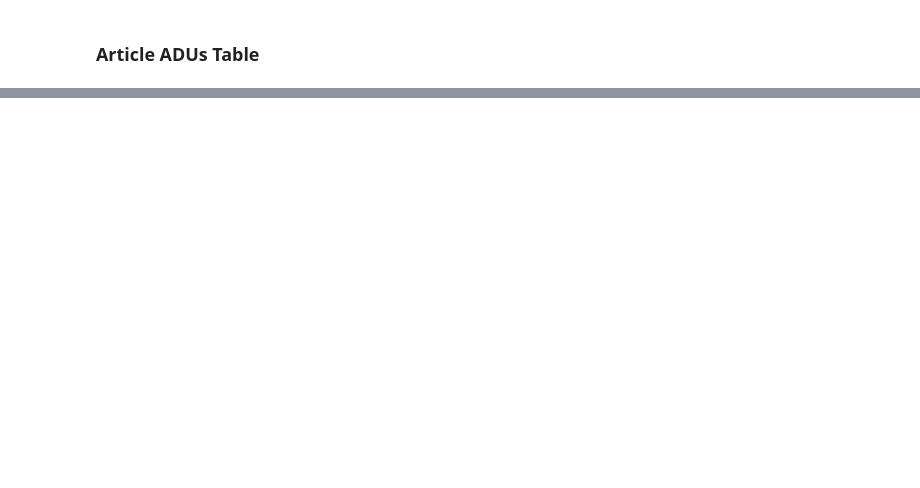
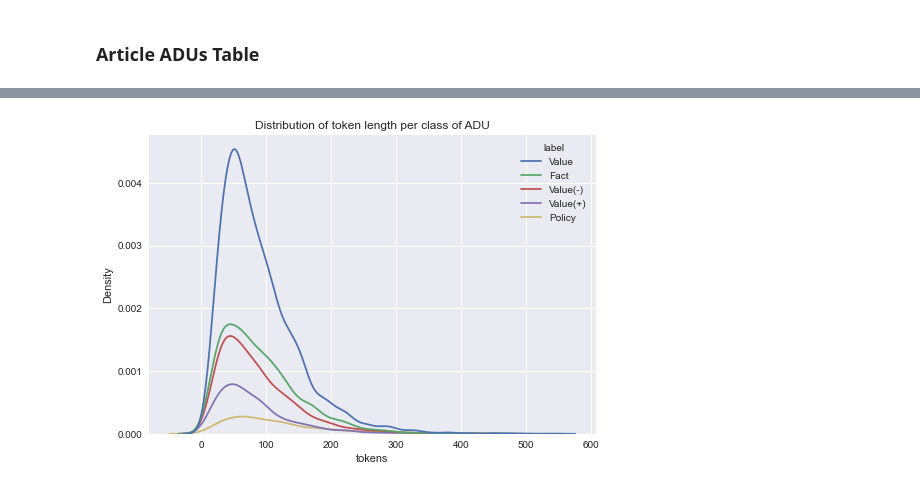
Before and after one commit to Telmooo/adu-classifier, a Jupyter notebook: src/analysis/analysis.ipynb, the cells around one changed output, grey strips where cells are left out. Drawn from its saved outputs; the diff is of its cells as text; code cells hidden in the pictures; blank space fills up the shorter version.

```diff
--- a/src/analysis/analysis.ipynb
+++ b/src/analysis/analysis.ipynb
@@ -43,0 +104,10 @@ dtype('O')
+# %%
+token_lenghts = articles_adu.loc[:, 'tokens'].apply(lambda token : len(token))
+
+fig, ax = plt.subplots()
+sns.kdeplot(x=token_lenghts, hue=articles_adu['label'], ax=ax)
+
+ax.set_title('Distribution of token length per class of ADU')
+plt.show()
+# %% [output]
+[figure, added]
```
Also changed, not shown: parts of 10 cells of this notebook, 2 other files.
